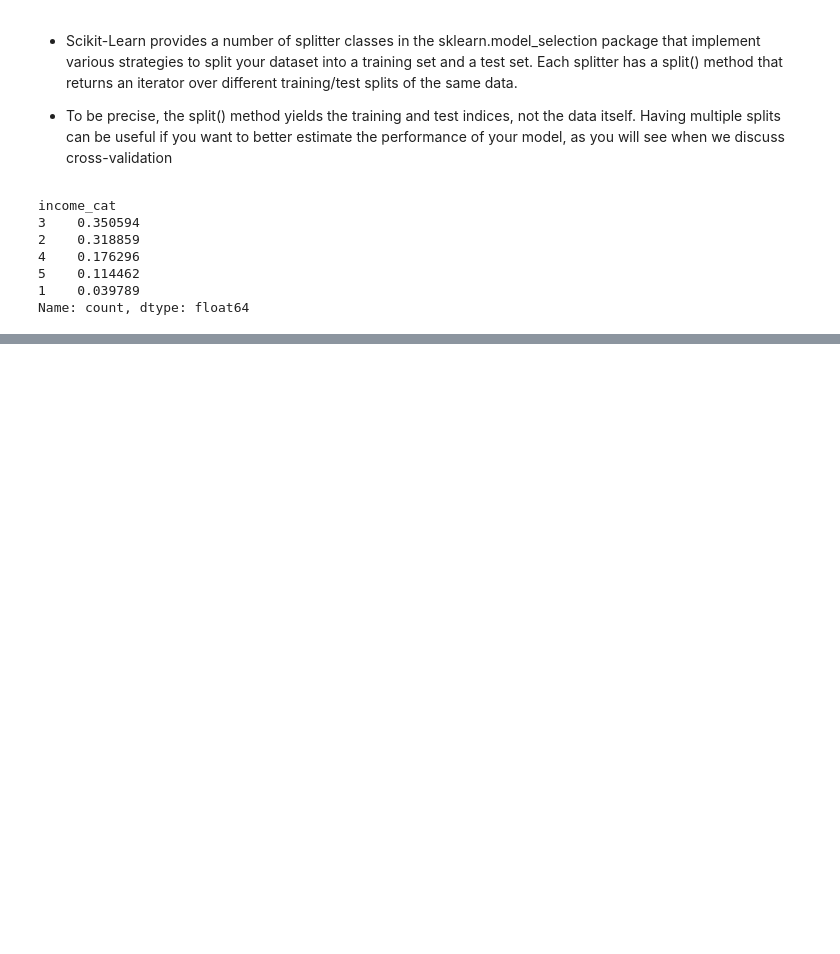
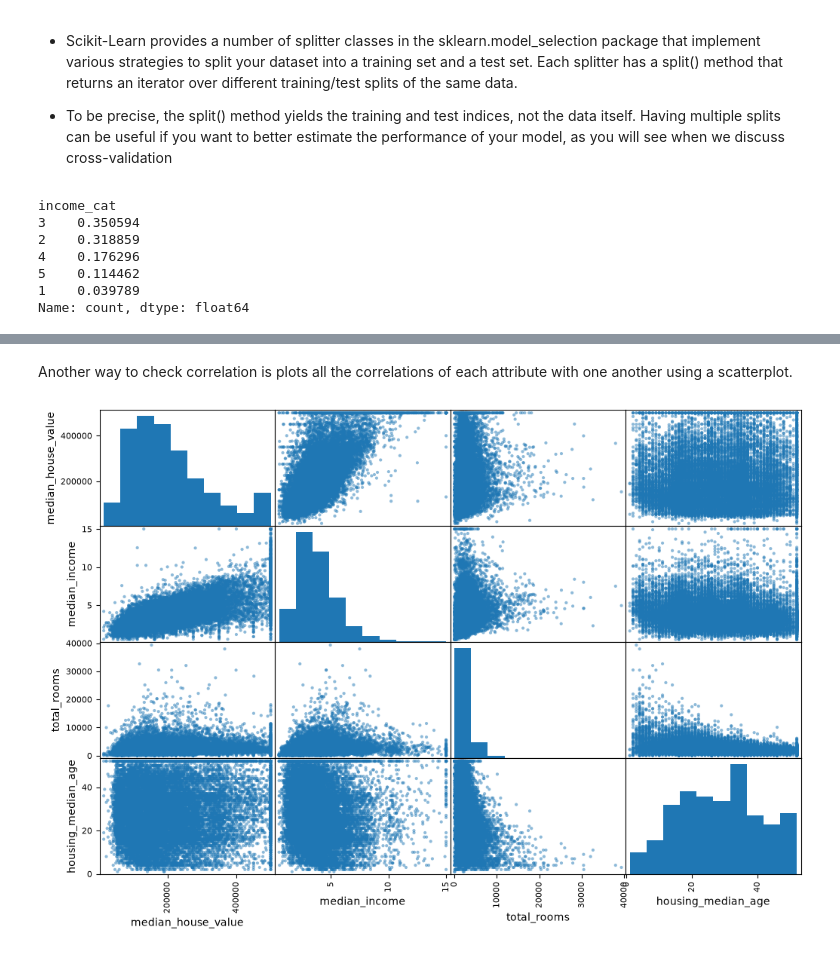
Before and after one commit to TridentifyIshaan/AIML_MiniProjects, a Jupyter notebook: SL/2.ipynb, the cells around one changed output, grey strips where cells are left out. Drawn from its saved outputs; the diff is of its cells as text; code cells hidden in the pictures; blank space fills up the shorter version.

```diff
--- a/SL/2.ipynb
+++ b/SL/2.ipynb
@@ -182,0 +219,9 @@ for set_ in (strat_train_set, strat_test_set):
+# %% [markdown]
+Another way to check correlation is plots all the correlations of each attribute with one another using a scatterplot.
+# %%
+from pandas.plotting import scatter_matrix
+attributes = ['median_house_value', 'median_income', 'total_rooms', 'housing_median_age']
+scatter_matrix(housing[attributes], figsize=(12,8)) # diagonal is showcasing histograms by default because mapping each variable against itself is useless.
+plt.show()
+# %% [output]
+[figure, added]
```
Also changed, not shown: parts of 37 cells of this notebook, 5 other files.
